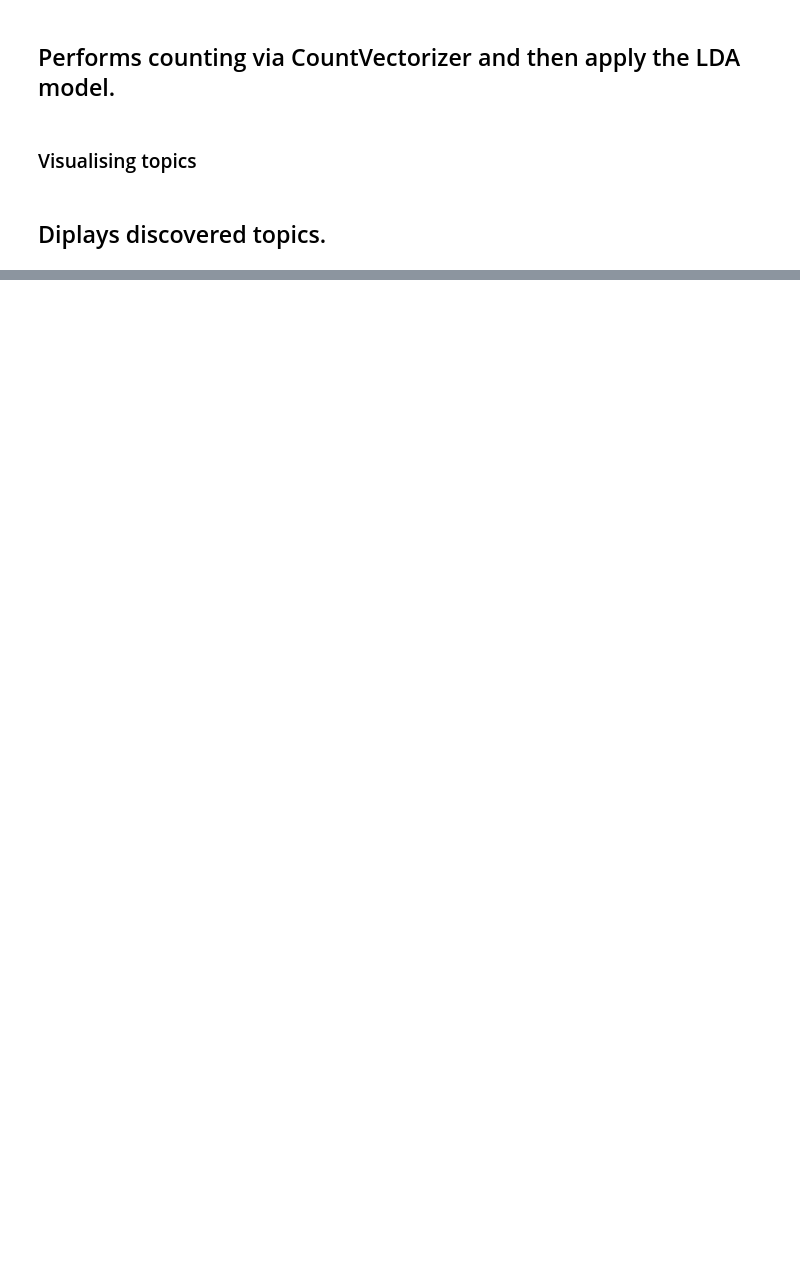
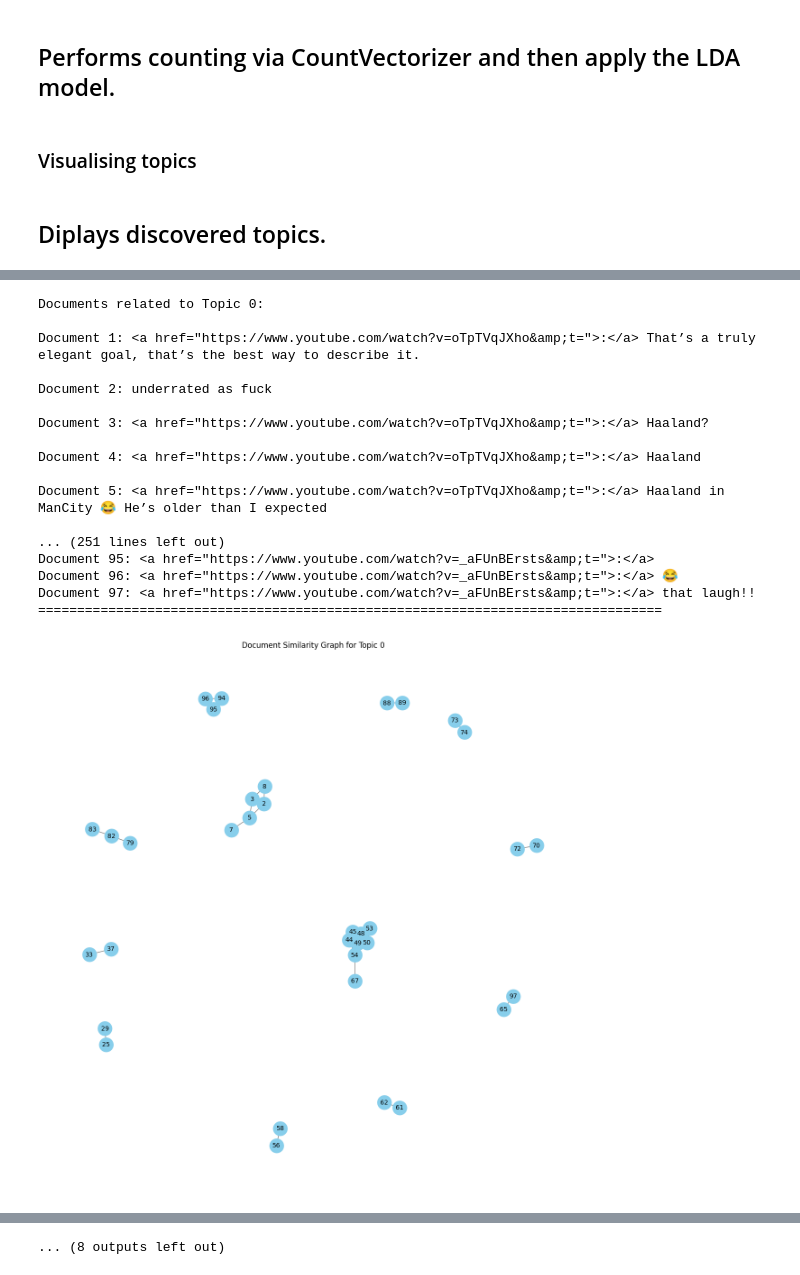
Before and after one commit to hinton024/Assignment-2-Social-media-and-network-analytics, a Jupyter notebook: Youtube_Preprocessing.ipynb, the cells around one changed output, grey strips where cells are left out. Cells and saved outputs as stored; diff of their text form; code cells hidden in the pictures; blank space fills up the shorter version.

Commit message:
youtube community analysis code

```diff
--- a/Youtube_Preprocessing.ipynb
+++ b/Youtube_Preprocessing.ipynb
@@ -625,0 +645,79 @@ Successfully installed funcy-2.0 pyLDAvis-3.4.1
+# %%
+# Import necessary libraries
+import numpy as np
+import networkx as nx
+from networkx.algorithms import community
+from sklearn.feature_extraction.text import TfidfVectorizer
+from sklearn.metrics.pairwise import cosine_similarity
+import matplotlib.pyplot as plt
+
+threshold = 0.5
+doc_topic_dist = ldaModel.transform(tf)
+# Iterate over each topic
+for topic_idx in range(ldaModel.n_components):  # Use n_components instead of num_topics
+    # Extract documents related to the current topic
+    related_docs_indices = np.where(doc_topic_dist[:, topic_idx] > threshold)[0]
+    related_docs = [lPosts[i] for i in related_docs_indices]
+
+    # Print the related documents
+    print(f"Documents related to Topic {topic_idx}:\n")
+    for idx, doc in enumerate(related_docs):
+        print(f"Document {idx + 1}: {doc}\n")
+
+    # Perform community analysis
+    # Step 1: Vectorize the related documents using TF-IDF
+    vectorizer = TfidfVectorizer(stop_words='english')
+    tfidf_matrix = vectorizer.fit_transform(related_docs)
+
+    # Step 2: Compute cosine similarity matrix
+    cosine_sim_matrix = cosine_similarity(tfidf_matrix)
+
+    # Step 3: Create a graph from the cosine similarity matrix
+    G = nx.Graph()
+    for i in range(len(related_docs)):
+        for j in range(i + 1, len(related_docs)):
+            if cosine_sim_matrix[i, j] > 0.6:
+                G.add_edge(i, j, weight=cosine_sim_matrix[i, j])
+
+    # Step 4: Detect communities using the Girvan-Newman method
+    communities_generator = community.girvan_newman(G)  # Call girvan_newman directly from the community module
+    top_level_communities = next(communities_generator)
+    sorted_communities = sorted(map(sorted, top_level_communities))
+
+    # Print the communities
+    print(f"Communities for Topic {topic_idx}:\n")
+    for idx, community_list in enumerate(sorted_communities):  # Renamed 'community' to 'community_list' to avoid name conflict
+        print(f"Community {idx + 1}:")
+        for doc_idx in community_list:
+            print(f"Document {doc_idx + 1}: {related_docs[doc_idx]}")
+        print("="*80)  # Separator between communities
+
+    # Export the graph to a GEXF file for Gephi
+    nx.write_gexf(G, f"youtube_document_similarity_graph_topic_{topic_idx}.gexf")
+
+    # Visualize the graph and save it as an image
+    plt.figure(figsize=(12, 12))
+    pos = nx.spring_layout(G)
+    nx.draw(G, pos, with_labels=True, node_size=500, node_color="skyblue", font_size=10, font_color="black", edge_color="gray")
+    plt.title(f"Document Similarity Graph for Topic {topic_idx}")
+    plt.savefig(f"youtube_document_similarity_graph_topic_{topic_idx}.png")  # Save the graph as an image
+    plt.show()
+# %% [output]
+Documents related to Topic 0:
+
+Document 1: <a href="https://www.youtube.com/watch?v=oTpTVqJXho&amp;t=">:</a> That’s a truly elegant goal, that’s the best way to describe it.
+
+Document 2: underrated as fuck
+
+Document 3: <a href="https://www.youtube.com/watch?v=oTpTVqJXho&amp;t=">:</a> Haaland?
+
+Document 4: <a href="https://www.youtube.com/watch?v=oTpTVqJXho&amp;t=">:</a> Haaland
+
+Document 5: <a href="https://www.youtube.com/watch?v=oTpTVqJXho&amp;t=">:</a> Haaland in ManCity 😂 He’s older than I expected
+
+... (251 lines left out)
+Document 95: <a href="https://www.youtube.com/watch?v=_aFUnBErsts&amp;t=">:</a>
+Document 96: <a href="https://www.youtube.com/watch?v=_aFUnBErsts&amp;t=">:</a> 😂
+Document 97: <a href="https://www.youtube.com/watch?v=_aFUnBErsts&amp;t=">:</a> that laugh!!
+================================================================================
+[figure, added]
@@ -625,0 +814 @@ Successfully installed funcy-2.0 pyLDAvis-3.4.1
+... (8 outputs left out)
```
Also changed, not shown: parts of 21 cells of this notebook.
